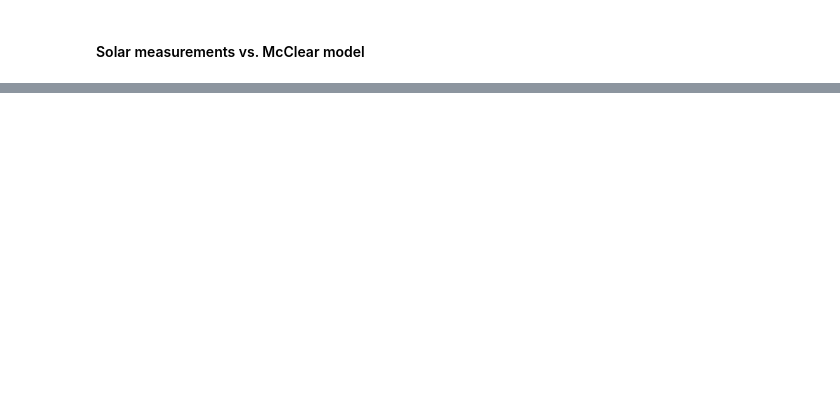
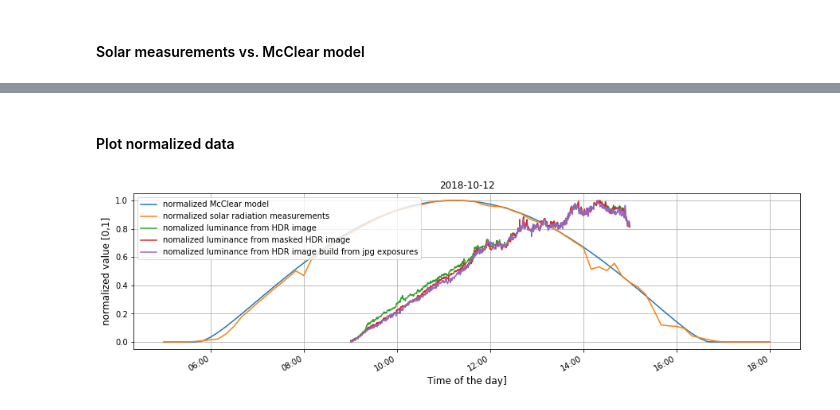
Before and after one commit to ahorv/python_scripts, a Jupyter notebook: irradiance/clear_sky.ipynb, the cells around one changed output, grey strips where cells are left out. Drawn from its saved outputs; the diff is of its cells as text; code cells hidden in the pictures; blank space fills up the shorter version.

Commit message:
Radiation results 2018 10 12

```diff
--- a/irradiance/clear_sky.ipynb
+++ b/irradiance/clear_sky.ipynb
@@ -92,0 +98,26 @@ plt.gcf().axes[0].xaxis.set_major_formatter(formatter)
+# %% [markdown]
+#### Plot normalized data
+# %%
+lu_rad_n  = ((lu_rad-lu_rad.min())/(lu_rad.max()-lu_rad.min()))
+mc_rad_n  = ((mc_rad-mc_rad.min())/(mc_rad.max()-mc_rad.min()))
+lum_hdr_n = ((lum_hdr-lum_hdr.min())/(lum_hdr.max()-lum_hdr.min()))
+lum_hdr_m = ((lum_hdr_m-lum_hdr_m.min())/(lum_hdr_m.max()-lum_hdr_m.min()))
+lum_jpg_m = ((lum_jpg_m-lum_jpg_m.min())/(lum_jpg_m.max()-lum_jpg_m.min()))
+
+fig = plt.figure(1, figsize=(15,4))
+mc_rad_n.plot(label ='normalized McClear model')
+lu_rad_n.plot(label ='normalized solar radiation measurements')
+lum_hdr_n.plot(label='nomalized luminance from HDR image')
+lum_hdr_m.plot(label='nomalized luminance from masked HDR image')
+lum_jpg_m.plot(label='nomalized luminance from HDR image build from jpg exposures')
+
+plt.xlabel('Time of the day]', fontsize=12)
+plt.ylabel('normalized value [0,1]', fontsize=12)
+plt.legend(loc='upper left')
+plt.grid(b=None, which='major', axis='both')
+plt.title(day)
+fig.autofmt_xdate()
+formatter = DateFormatter('%H:%M')
+plt.gcf().axes[0].xaxis.set_major_formatter(formatter)
+# %% [output]
+[figure, added]
```
Also changed, not shown: parts of 2 cells of this notebook.
